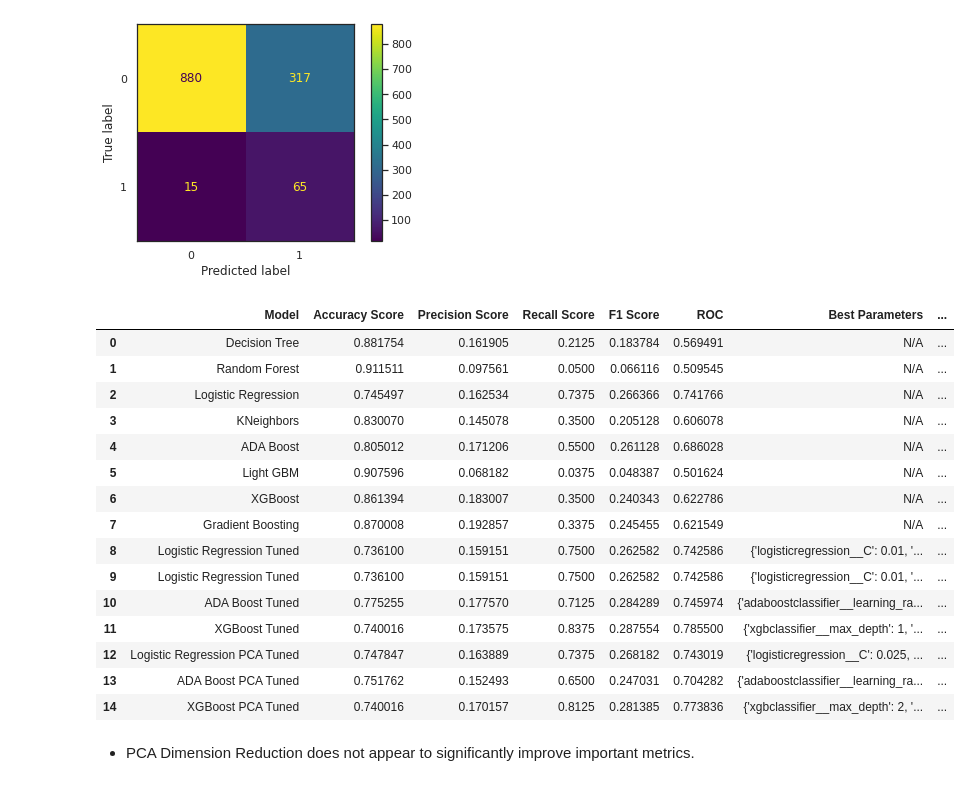
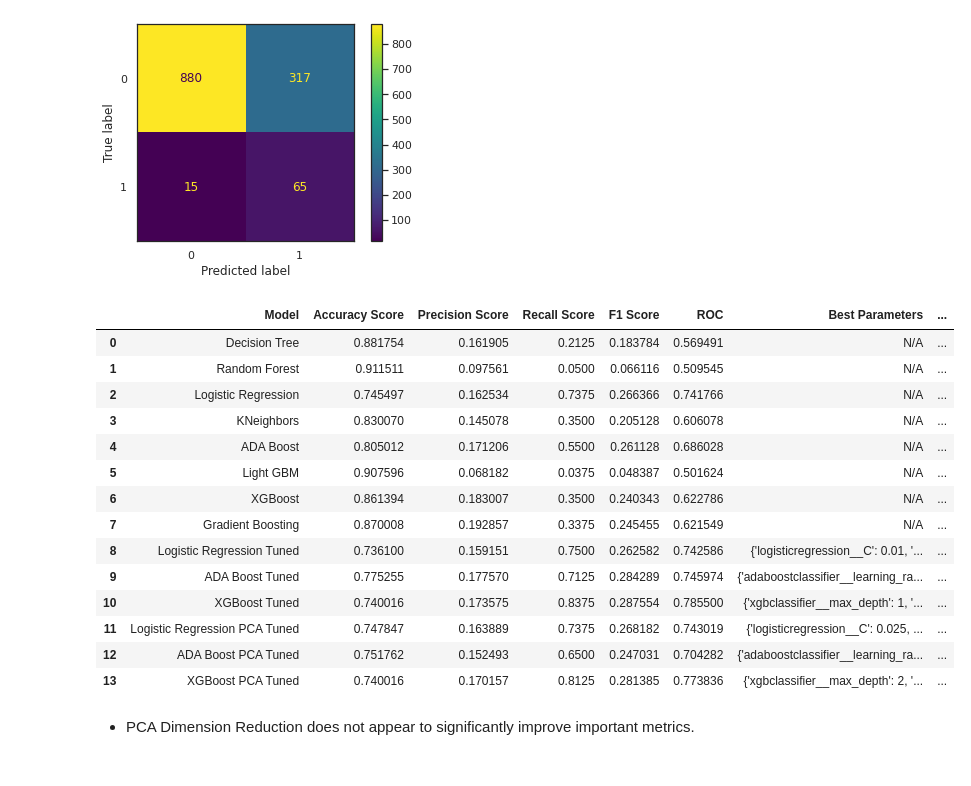
Before and after one commit to coding-dojo-data-science/Project-2-exemplar, a Jupyter notebook: Stroke_Prediction_Project.ipynb, the cells around one changed output. Saved outputs shown, nothing was run; the diff lists cells and outputs as text; code cells hidden in the pictures.

```diff
--- a/Stroke_Prediction_Project.ipynb
+++ b/Stroke_Prediction_Project.ipynb
@@ -941,24 +1110,24 @@ weighted avg       0.93      0.74      0.81      1277
 [figure]
 # %%
 #Display all model scores
+model_scores.set_index('Model')
 model_scores
 # %% [output]
 |  | Model | Accuracy Score | Precision Score | Recall Score | F1 Score | ROC | Best Parameters | ... |
 | 0 | Decision Tree | 0.881754 | 0.161905 | 0.2125 | 0.183784 | 0.569491 | N/A | ... |
 | 1 | Random Forest | 0.911511 | 0.097561 | 0.0500 | 0.066116 | 0.509545 | N/A | ... |
 | 2 | Logistic Regression | 0.745497 | 0.162534 | 0.7375 | 0.266366 | 0.741766 | N/A | ... |
 | 3 | KNeighbors | 0.830070 | 0.145078 | 0.3500 | 0.205128 | 0.606078 | N/A | ... |
 | 4 | ADA Boost | 0.805012 | 0.171206 | 0.5500 | 0.261128 | 0.686028 | N/A | ... |
 | 5 | Light GBM | 0.907596 | 0.068182 | 0.0375 | 0.048387 | 0.501624 | N/A | ... |
 | 6 | XGBoost | 0.861394 | 0.183007 | 0.3500 | 0.240343 | 0.622786 | N/A | ... |
 | 7 | Gradient Boosting | 0.870008 | 0.192857 | 0.3375 | 0.245455 | 0.621549 | N/A | ... |
 | 8 | Logistic Regression Tuned | 0.736100 | 0.159151 | 0.7500 | 0.262582 | 0.742586 | {'logisticregression__C': 0.01, '... | ... |
-| 9 | Logistic Regression Tuned | 0.736100 | 0.159151 | 0.7500 | 0.262582 | 0.742586 | {'logisticregression__C': 0.01, '... | ... |
-| 10 | ADA Boost Tuned | 0.775255 | 0.177570 | 0.7125 | 0.284289 | 0.745974 | {'adaboostclassifier__learning_ra... | ... |
-| 11 | XGBoost Tuned | 0.740016 | 0.173575 | 0.8375 | 0.287554 | 0.785500 | {'xgbclassifier__max_depth': 1, '... | ... |
-| 12 | Logistic Regression PCA Tuned | 0.747847 | 0.163889 | 0.7375 | 0.268182 | 0.743019 | {'logisticregression__C': 0.025, ... | ... |
-| 13 | ADA Boost PCA Tuned | 0.751762 | 0.152493 | 0.6500 | 0.247031 | 0.704282 | {'adaboostclassifier__learning_ra... | ... |
-| 14 | XGBoost PCA Tuned | 0.740016 | 0.170157 | 0.8125 | 0.281385 | 0.773836 | {'xgbclassifier__max_depth': 2, '... | ... |
+| 9 | ADA Boost Tuned | 0.775255 | 0.177570 | 0.7125 | 0.284289 | 0.745974 | {'adaboostclassifier__learning_ra... | ... |
+| 10 | XGBoost Tuned | 0.740016 | 0.173575 | 0.8375 | 0.287554 | 0.785500 | {'xgbclassifier__max_depth': 1, '... | ... |
+| 11 | Logistic Regression PCA Tuned | 0.747847 | 0.163889 | 0.7375 | 0.268182 | 0.743019 | {'logisticregression__C': 0.025, ... | ... |
+| 12 | ADA Boost PCA Tuned | 0.751762 | 0.152493 | 0.6500 | 0.247031 | 0.704282 | {'adaboostclassifier__learning_ra... | ... |
+| 13 | XGBoost PCA Tuned | 0.740016 | 0.170157 | 0.8125 | 0.281385 | 0.773836 | {'xgbclassifier__max_depth': 2, '... | ... |
 # %% [markdown]
 - PCA Dimension Reduction does not appear to significantly improve important metrics.
 # %% [markdown]
```
Also changed, not shown: parts of 20 cells of this notebook.
